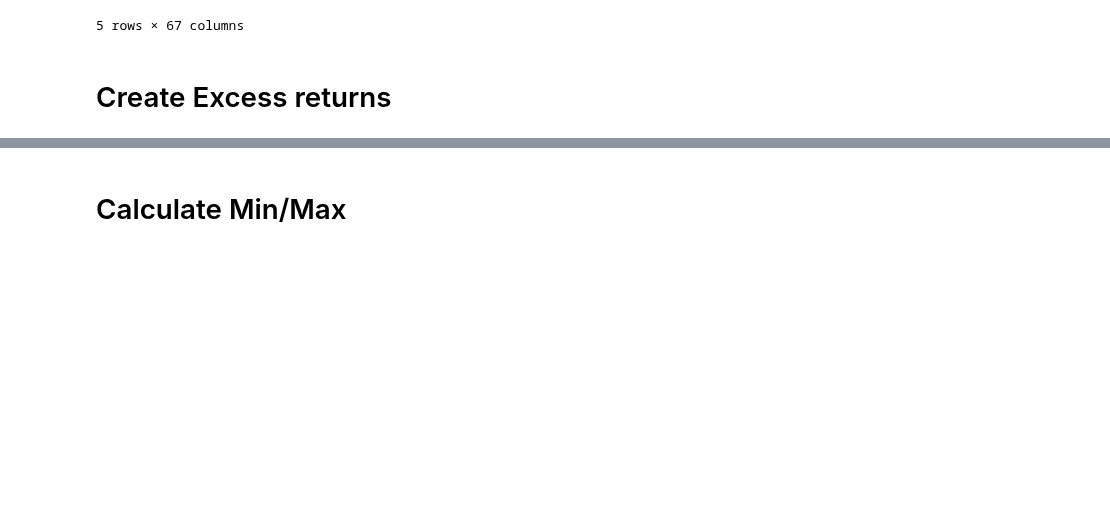
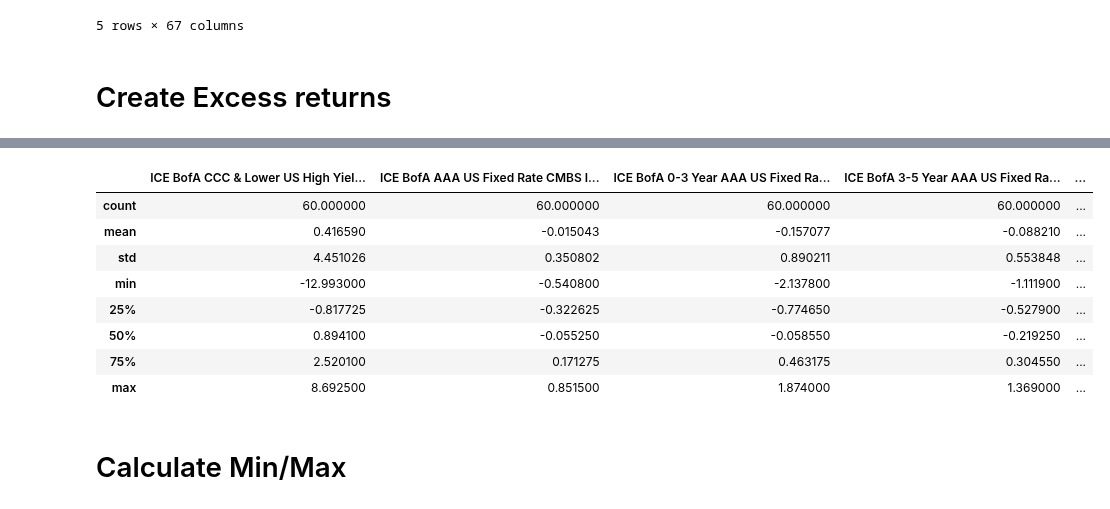
Before and after one commit to valazeinali/BoydWatterson, a Jupyter notebook: BoydWatterson/T-Test Analysis/arseny_project_last.ipynb, the cells around one changed output, grey strips where cells are left out. Saved outputs shown, nothing was run; the diff lists cells and outputs as text; code cells hidden in the pictures; blank space fills up the shorter version.

```diff
--- a/BoydWatterson/T-Test Analysis/arseny_project_last.ipynb
+++ b/BoydWatterson/T-Test Analysis/arseny_project_last.ipynb
@@ -198,11 +198,17 @@ df_OAS.head()
 # %%
 # Creating Excess Returns 3,6,9,12,24,36 for AGG
 df_3_Agg = df.rolling(3,win_type='boxcar',center=True).sum().shift(-1)
+df_3_Agg['Date'] = df_Date
 df_6_Agg = df.rolling(6,win_type='boxcar',center=True).sum().shift(-3)
+df_6_Agg['Date'] = df_Date
 df_9_Agg = df.rolling(9,win_type='boxcar',center=True).sum().shift(-4)
+df_9_Agg['Date'] = df_Date
 df_12_Agg = df.rolling(12,win_type='boxcar',center=True).sum().shift(-6)
+df_12_Agg['Date'] = df_Date
 df_24_Agg = df.rolling(24,win_type='boxcar',center=True).sum().shift(-12)
+df_24_Agg['Date'] = df_Date
 df_36_Agg = df.rolling(36,win_type='boxcar',center=True).sum().shift(-18)
+df_36_Agg['Date'] = df_Date
 # %%
 df_12_Agg.head()
 # %% [output]
@@ -215,0 +222,10 @@ df_12_Agg.head()
+# %%
+# Joining the datasets
+pd.options.display.max_columns  = 150 # want to see all columns
+
+df_Agg_3 = pd.merge(df_3_Agg, df_OAS, on='Date', how='left')
+df_Agg_6 = pd.merge(df_6_Agg, df_OAS, on='Date', how='left')
+df_Agg_9 = pd.merge(df_9_Agg, df_OAS, on='Date', how='left')
+df_Agg_12 = pd.merge(df_12_Agg, df_OAS, on='Date', how='left')
+df_Agg_24 = pd.merge(df_24_Agg, df_OAS, on='Date', how='left')
+df_Agg_36 = pd.merge(df_36_Agg, df_OAS, on='Date', how='left')
@@ -216,3 +241,15 @@ df_12_Agg.head()
+# %%
+df_Agg_3.describe()
+# %% [output]
+|  | ICE BofA CCC & Lower US High Yiel... | ICE BofA AAA US Fixed Rate CMBS I... | ICE BofA 0-3 Year AAA US Fixed Ra... | ICE BofA 3-5 Year AAA US Fixed Ra... | ... |
+| count | 60.000000 | 60.000000 | 60.000000 | 60.000000 | ... |
+| mean | 0.416590 | -0.015043 | -0.157077 | -0.088210 | ... |
+| std | 4.451026 | 0.350802 | 0.890211 | 0.553848 | ... |
+| min | -12.993000 | -0.540800 | -2.137800 | -1.111900 | ... |
+| 25% | -0.817725 | -0.322625 | -0.774650 | -0.527900 | ... |
+| 50% | 0.894100 | -0.055250 | -0.058550 | -0.219250 | ... |
+| 75% | 2.520100 | 0.171275 | 0.463175 | 0.304550 | ... |
+| max | 8.692500 | 0.851500 | 1.874000 | 1.369000 | ... |
 # %% [markdown]
 # Calculate Min/Max
 # %%
```
Also changed, not shown: parts of 23 cells of this notebook.
